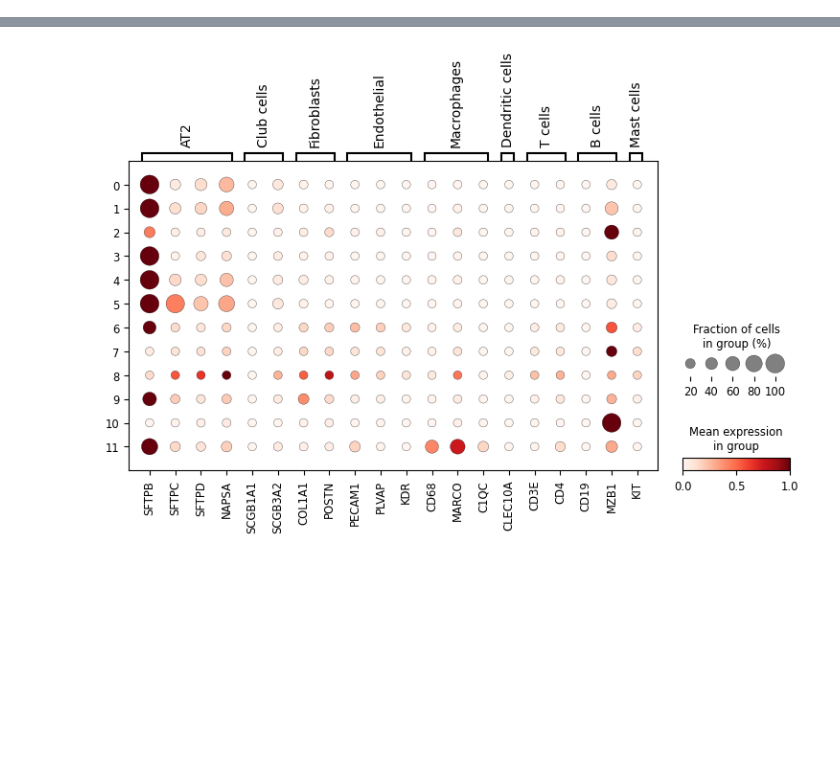
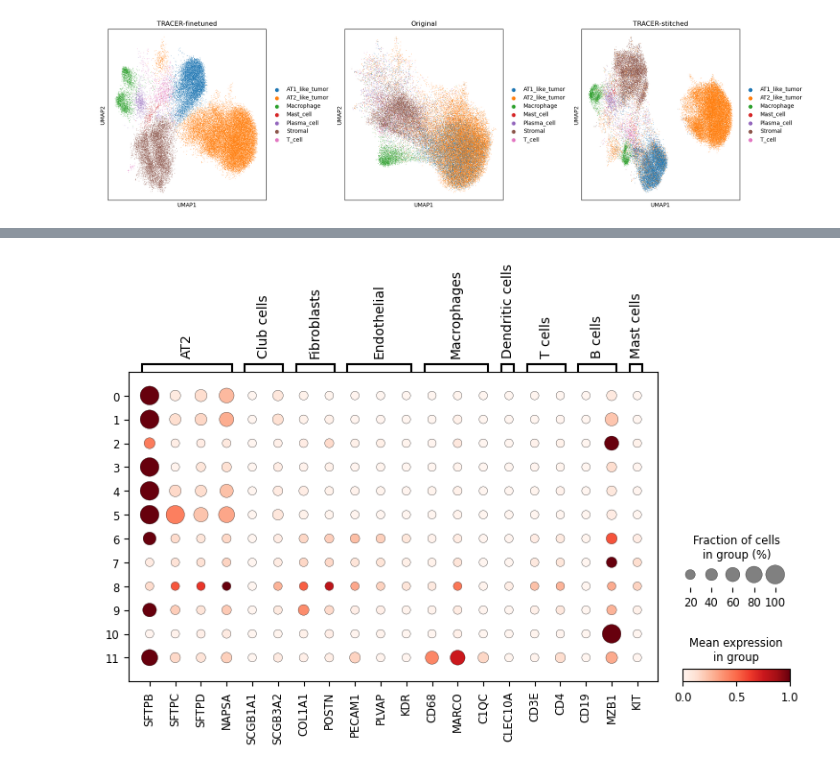
Before and after one commit to imlong4real/TRACER, a Jupyter notebook: tutorials/lung_cancer/scanpy_dotplot.ipynb, the cells around one changed output, grey strips where cells are left out. Cells and saved outputs as stored; diff of their text form; code cells hidden in the pictures; blank space fills up the shorter version.

```diff
--- a/tutorials/lung_cancer/scanpy_dotplot.ipynb
+++ b/tutorials/lung_cancer/scanpy_dotplot.ipynb
@@ -9,0 +154,10 @@ adata_ft_frag_umap = sc.read_h5ad("output/adata_ft_frag_umap.h5ad")
+# %%
+adata_final = adata_ft_qc[
+    adata_ft_qc.obs["celltype"].notna()
+].copy()
+
+adata_final.obs["celltype"] = (
+    adata_final.obs["celltype"].astype("category")
+)
+
+print(adata_final.obs["celltype"].value_counts())
@@ -9,0 +200,31 @@ adata_ft_frag_umap = sc.read_h5ad("output/adata_ft_frag_umap.h5ad")
+# %%
+fig, axes = plt.subplots(1, 3, figsize=(18, 5))
+
+sc.pl.umap(
+    adata_final,
+    color="celltype",
+    ax=axes[0],
+    show=False,
+    title="TRACER-finetuned"
+)
+
+sc.pl.umap(
+    adata_orig_clean,
+    color="celltype",
+    ax=axes[1],
+    show=False,
+    title="Original"
+)
+
+sc.pl.umap(
+    adata_st_clean,
+    color="celltype",
+    ax=axes[2],
+    show=False,
+    title="TRACER-stitched"
+)
+
+plt.tight_layout()
+plt.show()
+# %% [output]
+[figure, added]
```
Also changed, not shown: parts of 9 cells of this notebook.
